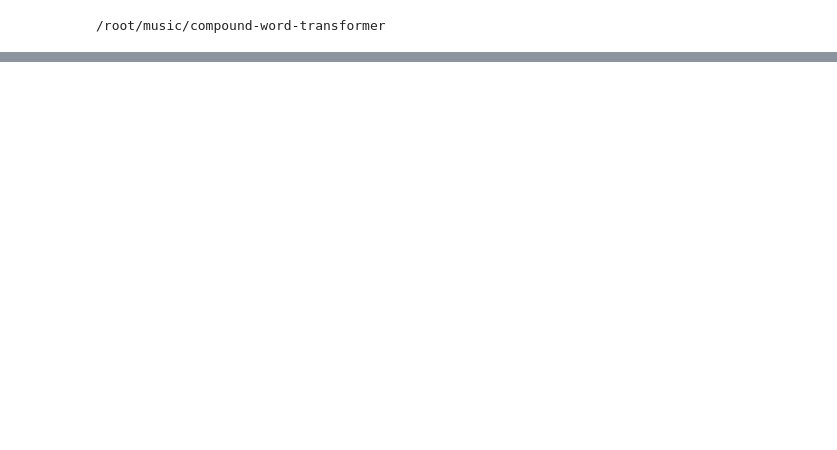
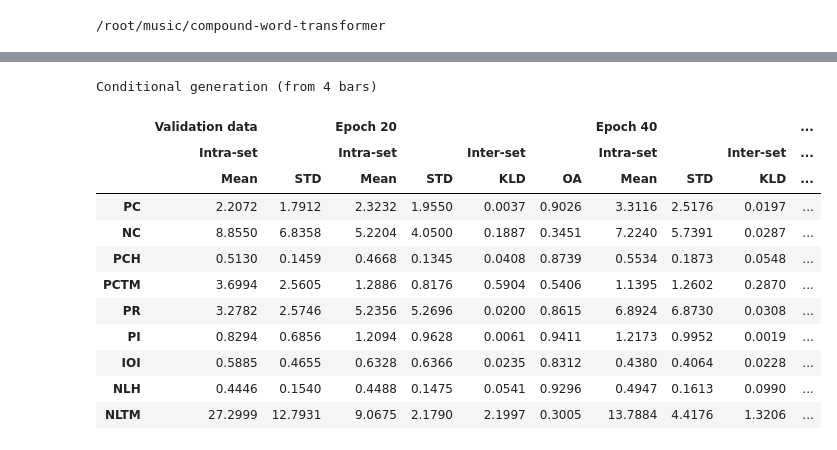
Before and after one commit to frothywater/compound-word-transformer, a Jupyter notebook: eval/main.ipynb, the cells around one changed output, grey strips where cells are left out. Cells and saved outputs as stored; diff of their text form; code cells hidden in the pictures; blank space fills up the shorter version.

Commit message:
feat: Evaluation for conditional inference

```diff
--- a/eval/main.ipynb
+++ b/eval/main.ipynb
@@ -32,3 +38,20 @@ df.style
+# %%
+df_cond = dataframe_metrics(data_cond, epochs)
+df_cond.style.set_caption("Conditional generation (from 4 bars)")
+# %% [output]
+Conditional generation (from 4 bars)
+|  | Validation data |  | Epoch 20 |  |  |  | Epoch 40 |  |  | ... |
+|  | Intra-set |  | Intra-set |  | Inter-set |  | Intra-set |  | Inter-set | ... |
+|  | Mean | STD | Mean | STD | KLD | OA | Mean | STD | KLD | ... |
+| PC | 2.2072 | 1.7912 | 2.3232 | 1.9550 | 0.0037 | 0.9026 | 3.3116 | 2.5176 | 0.0197 | ... |
+| NC | 8.8550 | 6.8358 | 5.2204 | 4.0500 | 0.1887 | 0.3451 | 7.2240 | 5.7391 | 0.0287 | ... |
+| PCH | 0.5130 | 0.1459 | 0.4668 | 0.1345 | 0.0408 | 0.8739 | 0.5534 | 0.1873 | 0.0548 | ... |
+| PCTM | 3.6994 | 2.5605 | 1.2886 | 0.8176 | 0.5904 | 0.5406 | 1.1395 | 1.2602 | 0.2870 | ... |
+| PR | 3.2782 | 2.5746 | 5.2356 | 5.2696 | 0.0200 | 0.8615 | 6.8924 | 6.8730 | 0.0308 | ... |
+| PI | 0.8294 | 0.6856 | 1.2094 | 0.9628 | 0.0061 | 0.9411 | 1.2173 | 0.9952 | 0.0019 | ... |
+| IOI | 0.5885 | 0.4655 | 0.6328 | 0.6366 | 0.0235 | 0.8312 | 0.4380 | 0.4064 | 0.0228 | ... |
+| NLH | 0.4446 | 0.1540 | 0.4488 | 0.1475 | 0.0541 | 0.9296 | 0.4947 | 0.1613 | 0.0990 | ... |
+| NLTM | 27.2999 | 12.7931 | 9.0675 | 2.1790 | 2.1997 | 0.3005 | 13.7884 | 4.4176 | 1.3206 | ... |
 # %%
 figure_loss(epochs, train_loss, valid_loss)
 # %% [output]
```
Also changed, not shown: parts of 7 cells of this notebook, 3 other files.
